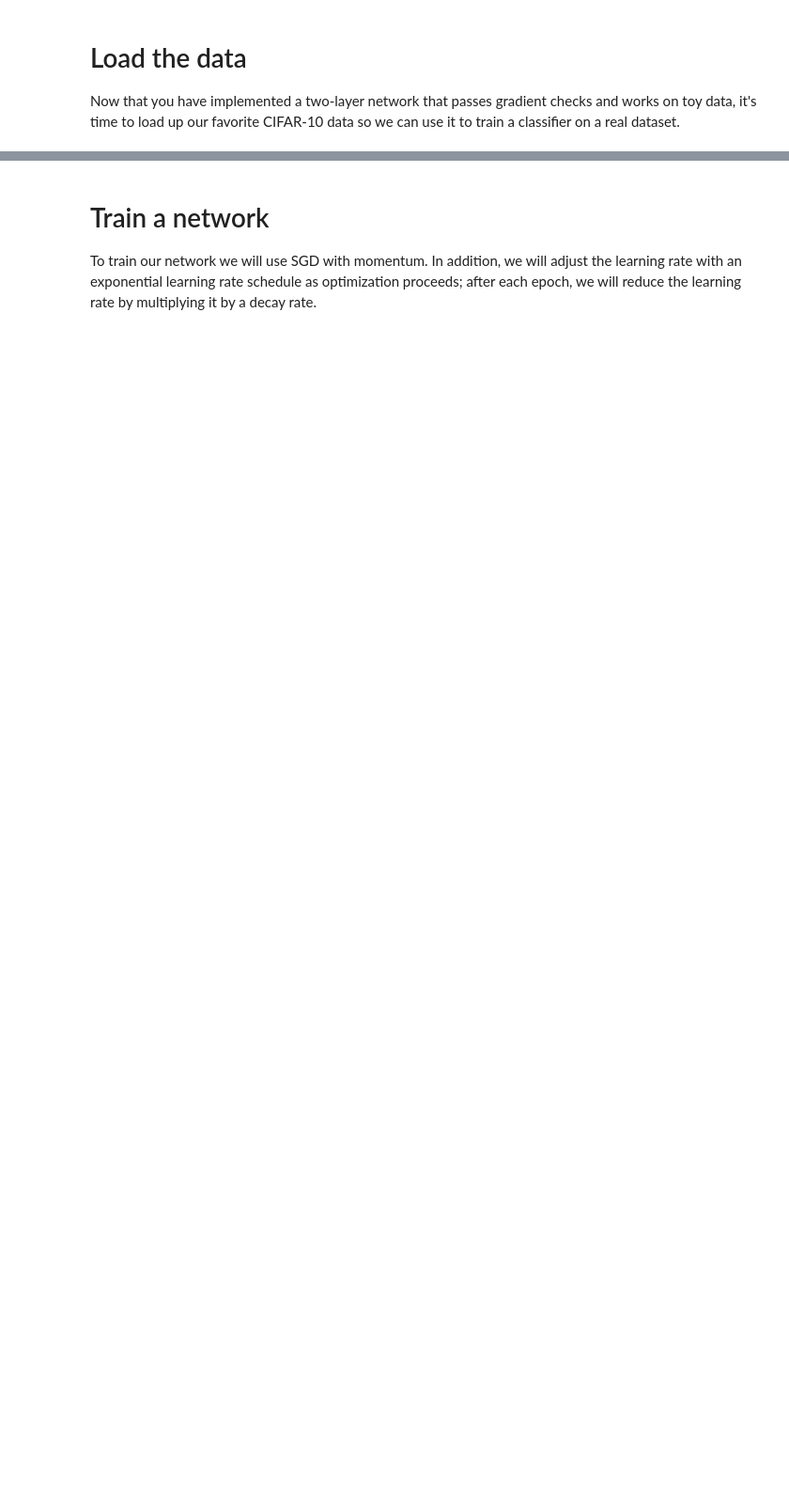
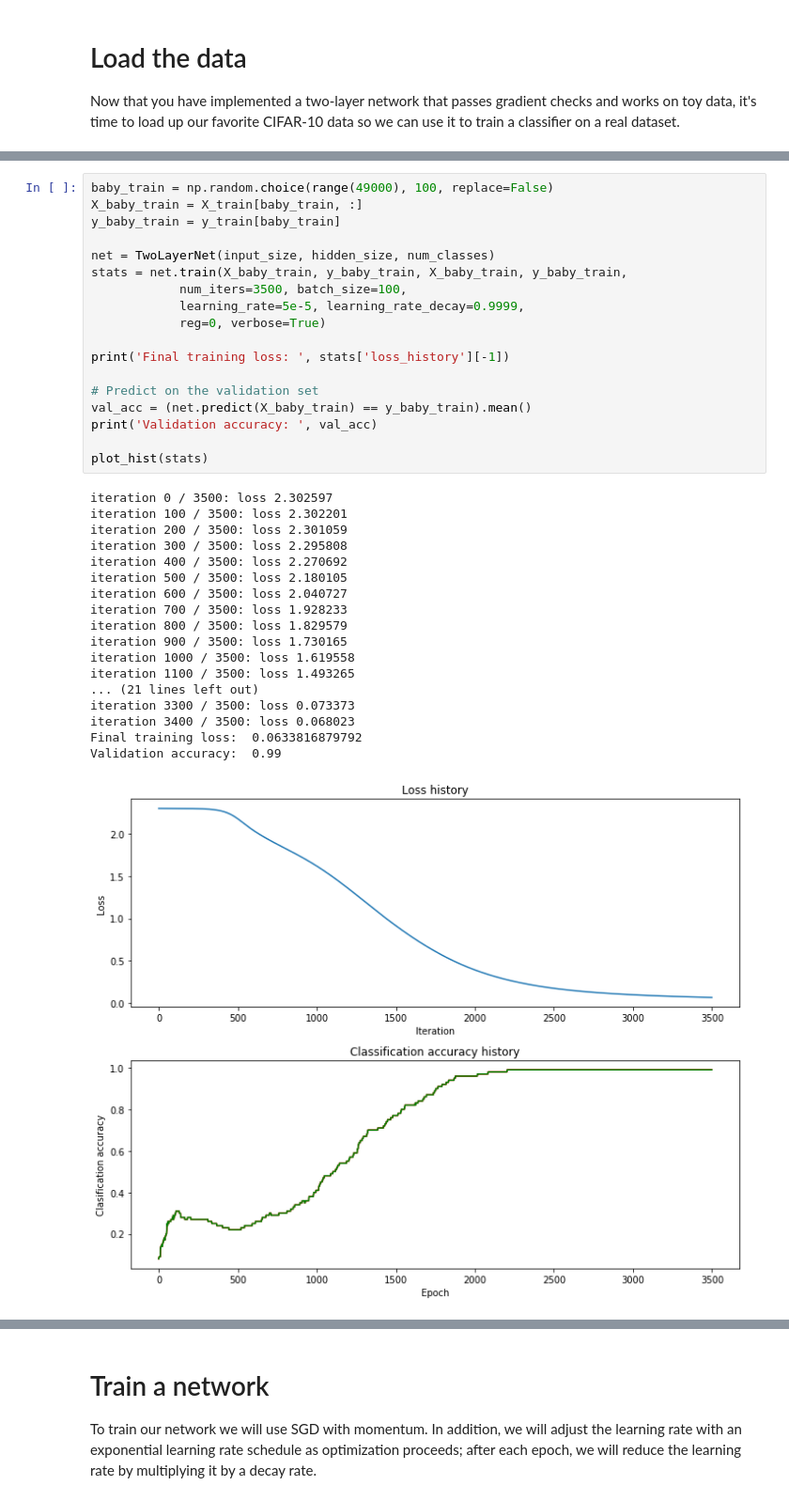
Before and after one commit to liavkoren/ea-to-ml-ai, a Jupyter notebook: liav/Stanford ConvoNets/assignment1/two_layer_net.ipynb, the cells around one changed output, grey strips where cells are left out. Shown at 94% size. Saved outputs shown, nothing was run; the diff lists cells and outputs as text; blank space fills up the shorter version.

Commit message:
Adds a bunch of bells/whistles to two-layer NN, gets best net up to .548 accuracy (git add two_layer_net.ipynb).

```diff
--- a/liav/Stanford ConvoNets/assignment1/two_layer_net.ipynb
+++ b/liav/Stanford ConvoNets/assignment1/two_layer_net.ipynb
@@ -201,0 +321,37 @@ print('Test labels shape: ', y_test.shape)
+# %%
+baby_train = np.random.choice(range(49000), 100, replace=False)
+X_baby_train = X_train[baby_train, :]
+y_baby_train = y_train[baby_train]
+
+net = TwoLayerNet(input_size, hidden_size, num_classes)
+stats = net.train(X_baby_train, y_baby_train, X_baby_train, y_baby_train,
+            num_iters=3500, batch_size=100,
+            learning_rate=5e-5, learning_rate_decay=0.9999,
+            reg=0, verbose=True)
+
+print('Final training loss: ', stats['loss_history'][-1])
+
+# Predict on the validation set
+val_acc = (net.predict(X_baby_train) == y_baby_train).mean()
+print('Validation accuracy: ', val_acc)
+
+plot_hist(stats)
+# %% [output]
+iteration 0 / 3500: loss 2.302597
+iteration 100 / 3500: loss 2.302201
+iteration 200 / 3500: loss 2.301059
+iteration 300 / 3500: loss 2.295808
+iteration 400 / 3500: loss 2.270692
+iteration 500 / 3500: loss 2.180105
+iteration 600 / 3500: loss 2.040727
+iteration 700 / 3500: loss 1.928233
+iteration 800 / 3500: loss 1.829579
+iteration 900 / 3500: loss 1.730165
+iteration 1000 / 3500: loss 1.619558
+iteration 1100 / 3500: loss 1.493265
+... (21 lines left out)
+iteration 3300 / 3500: loss 0.073373
+iteration 3400 / 3500: loss 0.068023
+Final training loss:  0.0633816879792
+Validation accuracy:  0.99
+[figure, added]
```
Also changed, not shown: parts of 28 cells of this notebook.
